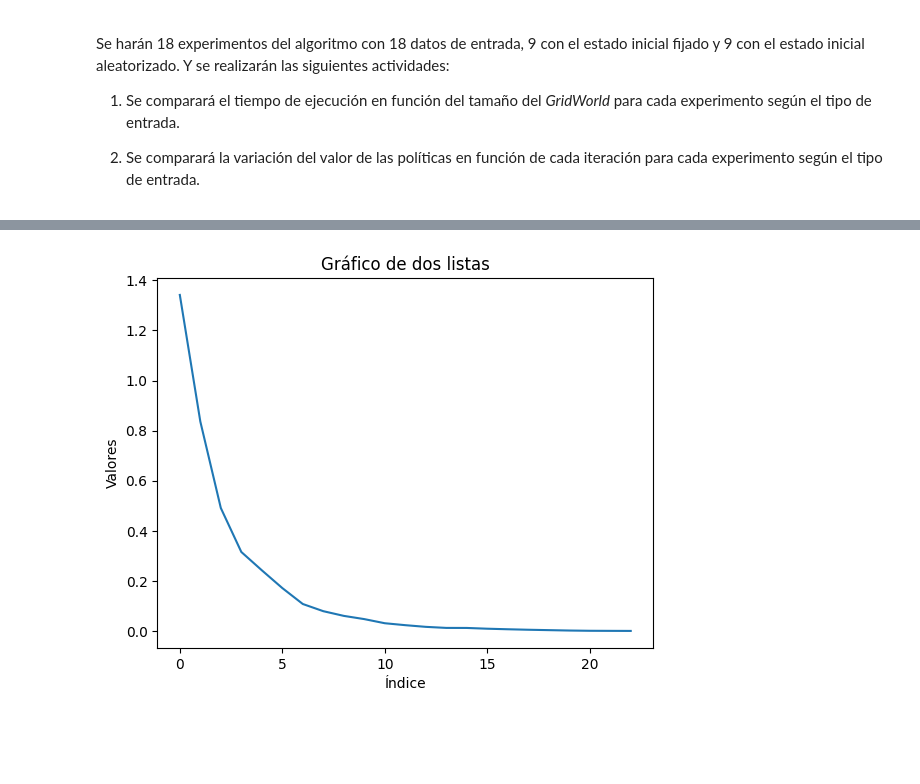
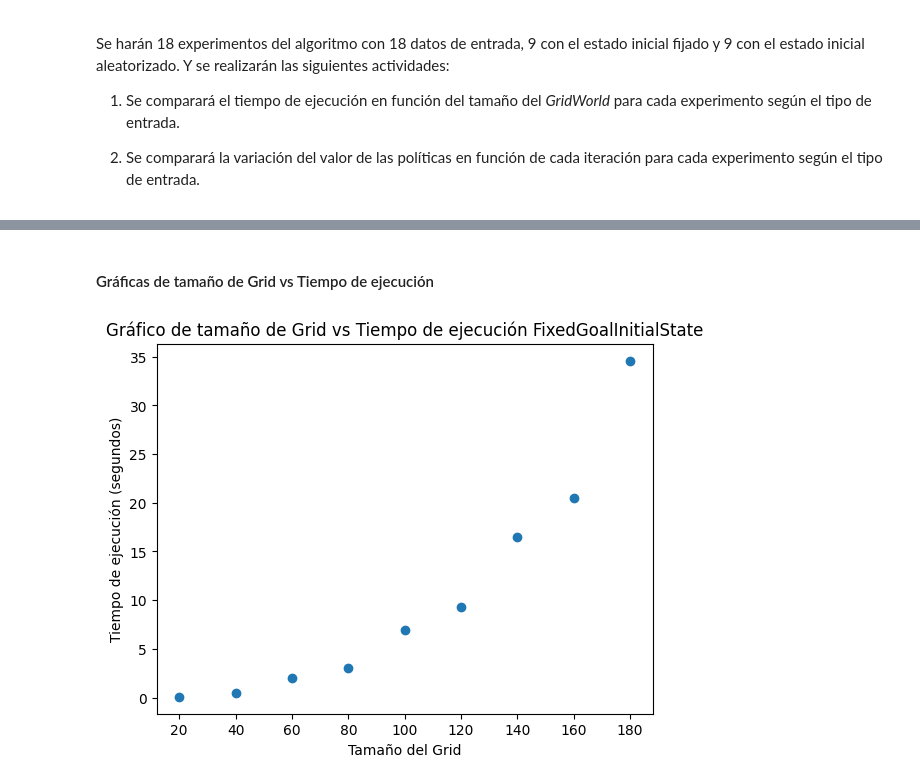
Before and after one commit to djsg2021utec/proyecto-1-incertidumbre, a Jupyter notebook: Algoritmo_Iteracion_de_Politica.ipynb, the cells around one changed output, grey strips where cells are left out. Cells and saved outputs as stored; diff of their text form; code cells hidden in the pictures; blank space fills up the shorter version.

```diff
--- a/Algoritmo_Iteracion_de_Politica.ipynb
+++ b/Algoritmo_Iteracion_de_Politica.ipynb
@@ -468,11 +453,26 @@ Experimento: ( RandomGoalInitialState , 9 ) | Tamaño:  180 x 180  | Iteraciones
+# %% [markdown]
+#### Gráficas de tamaño de Grid vs Tiempo de ejecución
+# %%
+list_tiempos_experimento=[]
+for key,value in dict_experimentos.items():
+  t=dict_experimentos[key][4]
+  list_tiempos_experimento.append(t)
+# %%
+list_tam = [x for x in range(20, 181, 20)]
+t_exp1=list_tiempos_experimento[:9] #FixedGoalInitialState
+t_exp2=list_tiempos_experimento[9:] #RandomGoalInitialState
 # %%
 import matplotlib.pyplot as plt
 
-x = list(dict_estados.va)
+# Experimento 1
 
-plt.xlabel('Índice')
-plt.ylabel('Valores')
-plt.title('Gráfico de dos listas')
+x = list_tam
+y = t_exp1
+
+plt.scatter(x,y)
+plt.xlabel('Tamaño del Grid')
+plt.ylabel('Tiempo de ejecución (segundos)')
+plt.title('Gráfico de tamaño de Grid vs Tiempo de ejecución FixedGoalInitialState')
 plt.show()
 # %% [output]
-[figure, old version]
+[figure, new version]
```
Also changed, not shown: parts of 8 cells of this notebook.
